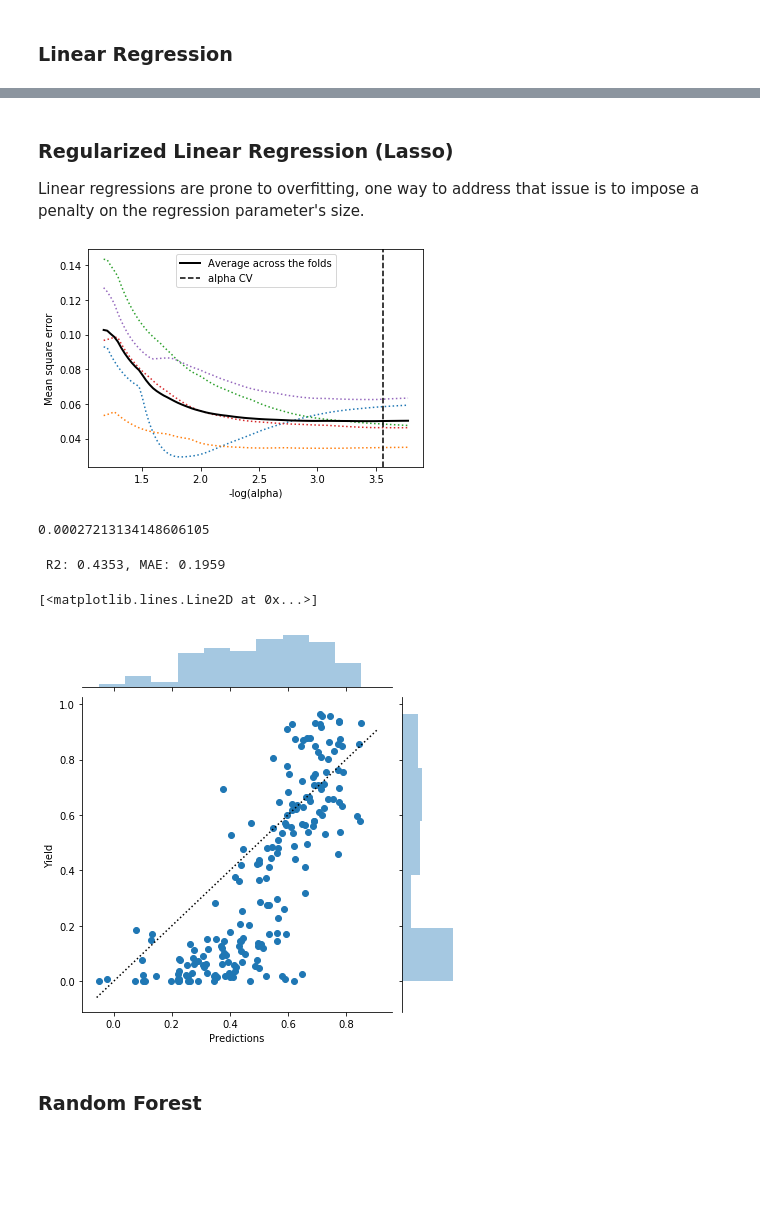
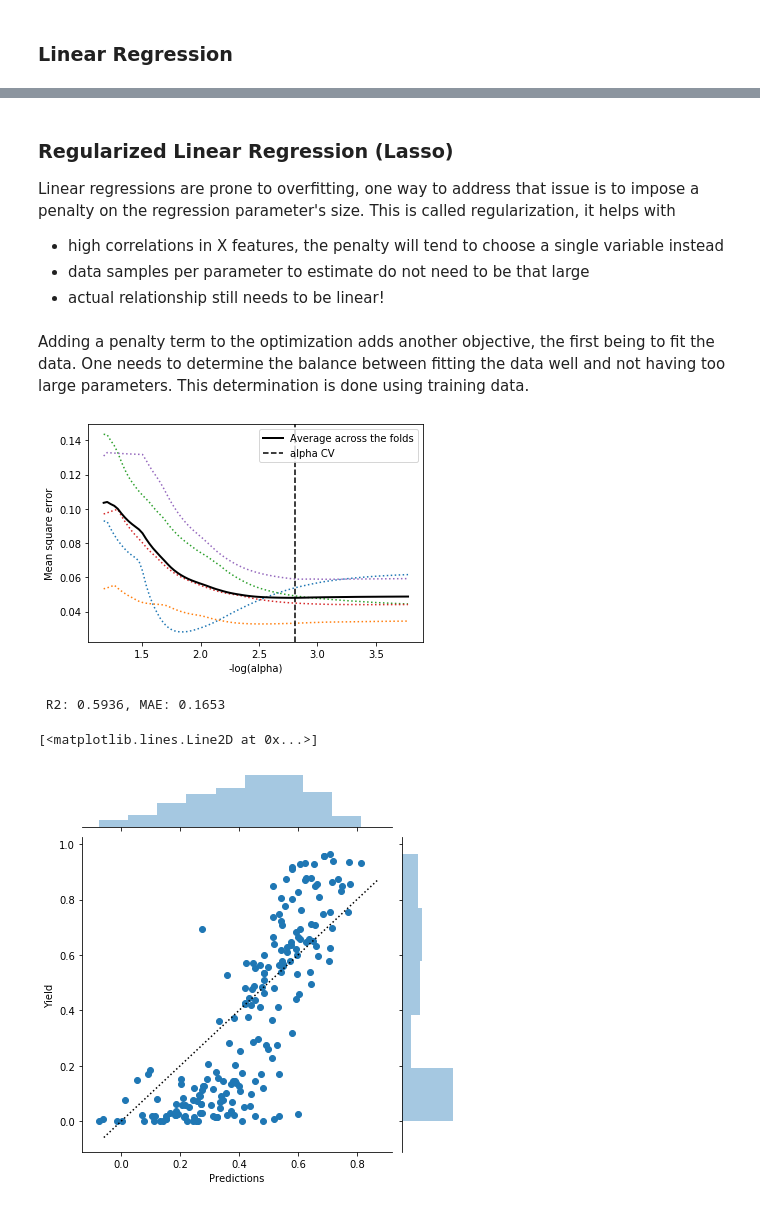
Before and after one commit to doyle-lab-ucla/auto-qchem, a Jupyter notebook: notebooks/Tutorial_template_modeling.ipynb, the cells around one changed output, grey strips where cells are left out. Drawn from its saved outputs; the diff is of its cells as text; code cells hidden in the pictures; blank space fills up the shorter version.

````diff
--- a/notebooks/Tutorial_template_modeling.ipynb
+++ b/notebooks/Tutorial_template_modeling.ipynb
@@ -212,7 +222,8 @@
 # %% [markdown]
 Select ```X_reg``` features to use, either the entire ```X``` matrix, or one of the ```X_pca```, ```X_decorr```
 # %%
-X_reg = X_decorr.copy()
+X_reg = X.copy()
+
 X_reg = pd.DataFrame(X_reg, index=df.index)
 # %% [markdown]
 ### Create training and testing datasets.
@@ -257,32 +270,35 @@ g = sns.jointplot(x='Predictions', y='Yield', data=data)
 # %% [markdown]
 ### Regularized Linear Regression (Lasso)
 
-Linear regressions are prone to overfitting, one way to address that issue is to impose a penalty on the regression parameter's size.
+Linear regressions are prone to overfitting, one way to address that issue is to impose a penalty on the regression parameter's size. This is called regularization, it helps with
+ - high correlations in X features, the penalty will tend to choose a single variable instead
+ - data samples per parameter to estimate do not need to be that large
+ - actual relationship still needs to be linear!
+# %% [markdown]
+Adding a penalty term to the optimization adds another objective, the first being to fit the data. One needs to determine the balance between fitting the data well and not having too large parameters. This determination is done using training data.
 # %%
 model = LassoCV(cv=5).fit(X_train, y_train)
 y_pred = model.predict(X_test)
 # %%
 # Display results
 EPSILON = 1e-4
 m_log_alphas = -np.log10(model.alphas_ + EPSILON)
 
 plt.figure()
 plt.plot(m_log_alphas, model.mse_path_, ':')
 plt.plot(m_log_alphas, model.mse_path_.mean(axis=-1), 'k',
          label='Average across the folds', linewidth=2)
 plt.axvline(-np.log10(model.alpha_), linestyle='--', color='k',
             label='alpha CV')
 plt.legend()
 
 plt.xlabel('-log(alpha)')
 plt.ylabel('Mean square error')
 plt.axis('tight')
 
 plt.show()
-model.alpha_
 # %% [output]
-[figure, old version]
+[figure, new version]
-0.00027213134148606105
 # %%
 print (f" R2: {round(r2_score(y_test, y_pred), 4)}, MAE: {round(mean_absolute_error(y_test, y_pred), 4)}")
 
@@ -295,8 +311,6 @@ y0, y1 = g.ax_joint.get_ylim()
 lims = [max(x0, y0), min(x1, y1)]
 g.ax_joint.plot(lims, lims, ':k')
 # %% [output]
- R2: 0.4353, MAE: 0.1959
+ R2: 0.5936, MAE: 0.1653
 [<matplotlib.lines.Line2D at 0x...>]
-[figure, old version]
+[figure, new version]
-# %% [markdown]
-### Random Forest
````
Also changed, not shown: parts of 21 cells of this notebook, 1 other file.
